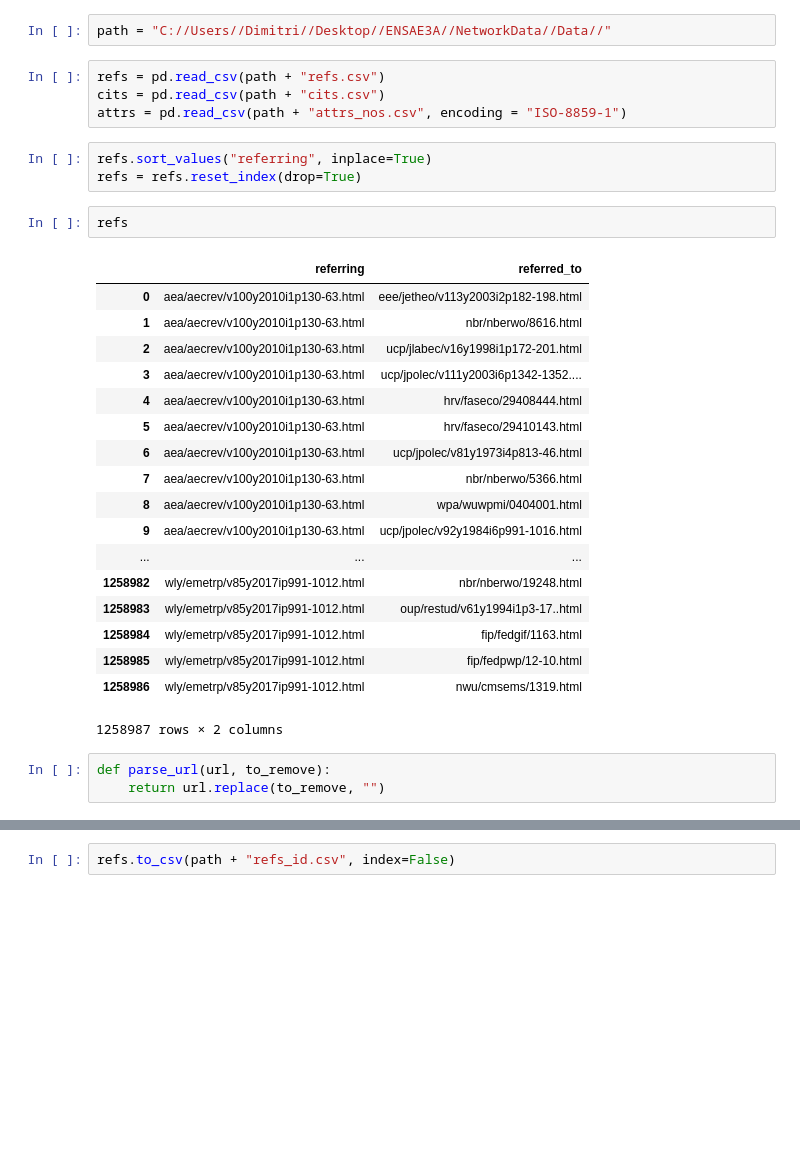
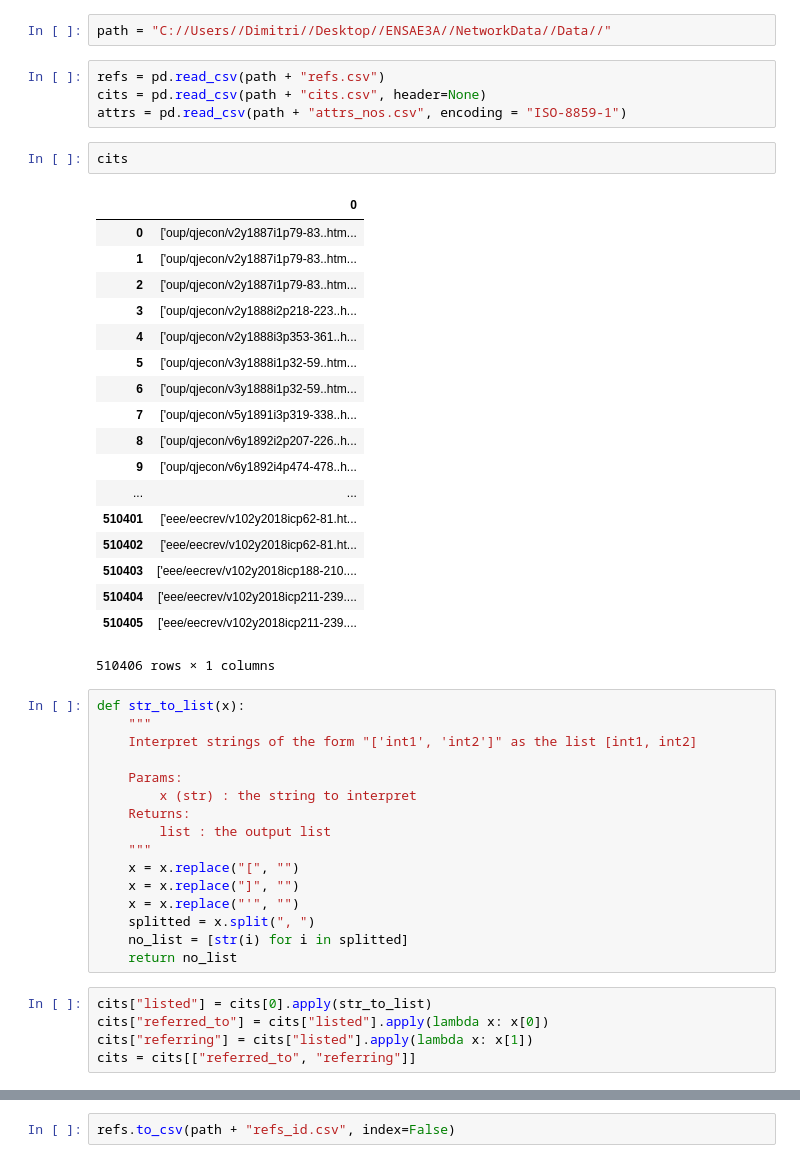
Before and after one commit to BoucheDimitri/CitationsNetwork, a Jupyter notebook: RefsGraph.ipynb, the cells around one changed output, grey strips where cells are left out. Cells and saved outputs as stored; diff of their text form; blank space fills up the shorter version.

```diff
--- a/RefsGraph.ipynb
+++ b/RefsGraph.ipynb
@@ -8,32 +8,47 @@ import matplotlib.pyplot as plt
 path = "C://Users//Dimitri//Desktop//ENSAE3A//NetworkData//Data//"
 # %%
 refs = pd.read_csv(path + "refs.csv")
-cits = pd.read_csv(path + "cits.csv")
+cits = pd.read_csv(path + "cits.csv", header=None)
 attrs = pd.read_csv(path + "attrs_nos.csv", encoding = "ISO-8859-1")
-# %%
-refs.sort_values("referring", inplace=True)
-refs = refs.reset_index(drop=True)
-# %%
-refs
-# %% [output]
-|  | referring | referred_to |
-| 0 | aea/aecrev/v100y2010i1p130-63.html | eee/jetheo/v113y2003i2p182-198.html |
-| 1 | aea/aecrev/v100y2010i1p130-63.html | nbr/nberwo/8616.html |
-| 2 | aea/aecrev/v100y2010i1p130-63.html | ucp/jlabec/v16y1998i1p172-201.html |
-| 3 | aea/aecrev/v100y2010i1p130-63.html | ucp/jpolec/v111y2003i6p1342-1352.... |
-| 4 | aea/aecrev/v100y2010i1p130-63.html | hrv/faseco/29408444.html |
-| 5 | aea/aecrev/v100y2010i1p130-63.html | hrv/faseco/29410143.html |
-| 6 | aea/aecrev/v100y2010i1p130-63.html | ucp/jpolec/v81y1973i4p813-46.html |
-| 7 | aea/aecrev/v100y2010i1p130-63.html | nbr/nberwo/5366.html |
-| 8 | aea/aecrev/v100y2010i1p130-63.html | wpa/wuwpmi/0404001.html |
-| 9 | aea/aecrev/v100y2010i1p130-63.html | ucp/jpolec/v92y1984i6p991-1016.html |
-| ... | ... | ... |
-| 1258982 | wly/emetrp/v85y2017ip991-1012.html | nbr/nberwo/19248.html |
-| 1258983 | wly/emetrp/v85y2017ip991-1012.html | oup/restud/v61y1994i1p3-17..html |
-| 1258984 | wly/emetrp/v85y2017ip991-1012.html | fip/fedgif/1163.html |
-| 1258985 | wly/emetrp/v85y2017ip991-1012.html | fip/fedpwp/12-10.html |
-| 1258986 | wly/emetrp/v85y2017ip991-1012.html | nwu/cmsems/1319.html |
-1258987 rows × 2 columns
-# %%
-def parse_url(url, to_remove):
-    return url.replace(to_remove, "")
+# %%
+cits
+# %% [output]
+|  | 0 |
+| 0 | ['oup/qjecon/v2y1887i1p79-83..htm... |
+| 1 | ['oup/qjecon/v2y1887i1p79-83..htm... |
+| 2 | ['oup/qjecon/v2y1887i1p79-83..htm... |
+| 3 | ['oup/qjecon/v2y1888i2p218-223..h... |
+| 4 | ['oup/qjecon/v2y1888i3p353-361..h... |
+| 5 | ['oup/qjecon/v3y1888i1p32-59..htm... |
+| 6 | ['oup/qjecon/v3y1888i1p32-59..htm... |
+| 7 | ['oup/qjecon/v5y1891i3p319-338..h... |
+| 8 | ['oup/qjecon/v6y1892i2p207-226..h... |
+| 9 | ['oup/qjecon/v6y1892i4p474-478..h... |
+| ... | ... |
+| 510401 | ['eee/eecrev/v102y2018icp62-81.ht... |
+| 510402 | ['eee/eecrev/v102y2018icp62-81.ht... |
+| 510403 | ['eee/eecrev/v102y2018icp188-210.... |
+| 510404 | ['eee/eecrev/v102y2018icp211-239.... |
+| 510405 | ['eee/eecrev/v102y2018icp211-239.... |
+510406 rows × 1 columns
+# %%
+def str_to_list(x):
+    """
+    Interpret strings of the form "['int1', 'int2']" as the list [int1, int2]
+
+    Params:
+        x (str) : the string to interpret
+    Returns:
+        list : the output list
+    """
+    x = x.replace("[", "")
+    x = x.replace("]", "")
+    x = x.replace("'", "")
+    splitted = x.split(", ")
+    no_list = [str(i) for i in splitted]
+    return no_list
+# %%
+cits["listed"] = cits[0].apply(str_to_list)
+cits["referred_to"] = cits["listed"].apply(lambda x: x[0])
+cits["referring"] = cits["listed"].apply(lambda x: x[1])
+cits = cits[["referred_to", "referring"]]
```
Also changed, not shown: parts of 15 cells of this notebook, 2 other files.
